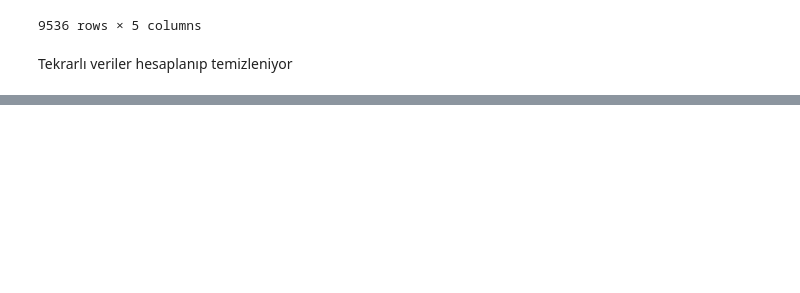
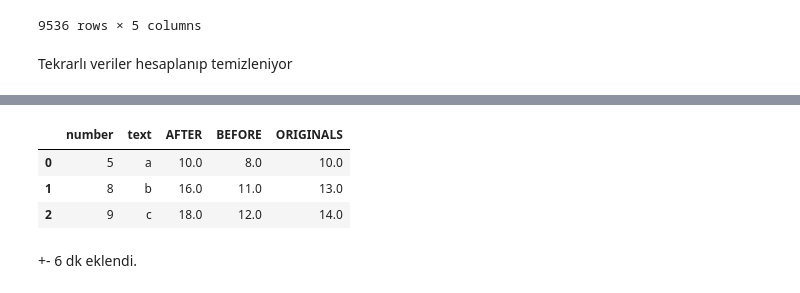
Before and after one commit to enesyuzak/getfinnews, a Jupyter notebook: preProcessNews.ipynb, the cells around one changed output, grey strips where cells are left out. Cells and saved outputs as stored; diff of their text form; code cells hidden in the pictures; blank space fills up the shorter version.

```diff
--- a/preProcessNews.ipynb
+++ b/preProcessNews.ipynb
@@ -222,0 +233,30 @@ df_news[df_news.duplicated(subset=["Text"],keep=False)]
+# %%
+def functt(i):
+    a=i*2
+    b=i+3
+    o=i+5
+    return a,b,o
+
+d=pd.DataFrame()
+
+c=pd.Series([5,8,9])
+d["number"]=c
+f=pd.Series(["a","b","c"])
+d["text"]=f
+
+
+for i in range(0,len(d)):
+    a=functt(d["number"][i])[0]
+    d.loc[i,"AFTER"]=a
+    b=functt(d["number"][i])[1]
+    d.loc[i,"BEFORE"]=b
+    c=functt(d["number"][i])[2]
+    d.loc[i,"ORIGINALS"]=c
+d
+# %% [output]
+|  | number | text | AFTER | BEFORE | ORIGINALS |
+| 0 | 5 | a | 10.0 | 8.0 | 10.0 |
+| 1 | 8 | b | 16.0 | 11.0 | 13.0 |
+| 2 | 9 | c | 18.0 | 12.0 | 14.0 |
+# %% [markdown]
++- 6 dk eklendi.
```
Also changed, not shown: parts of 9 cells of this notebook, 1 other file.
